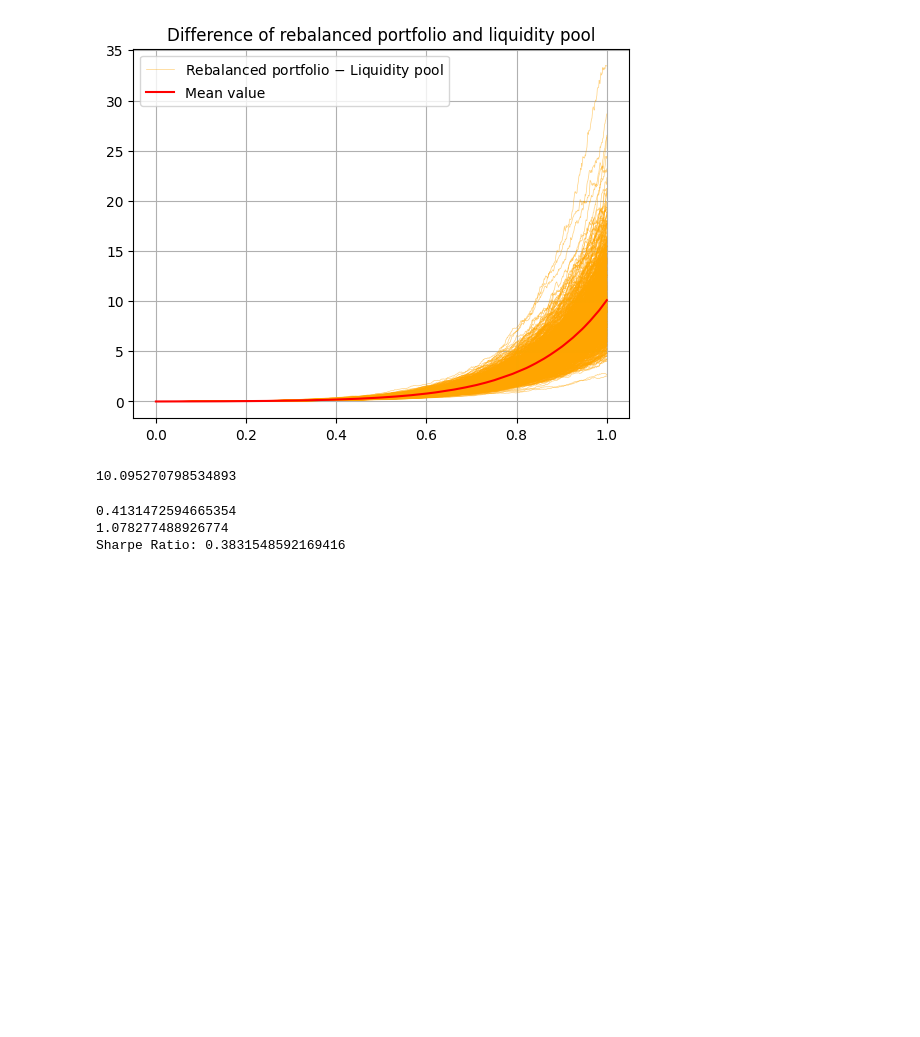
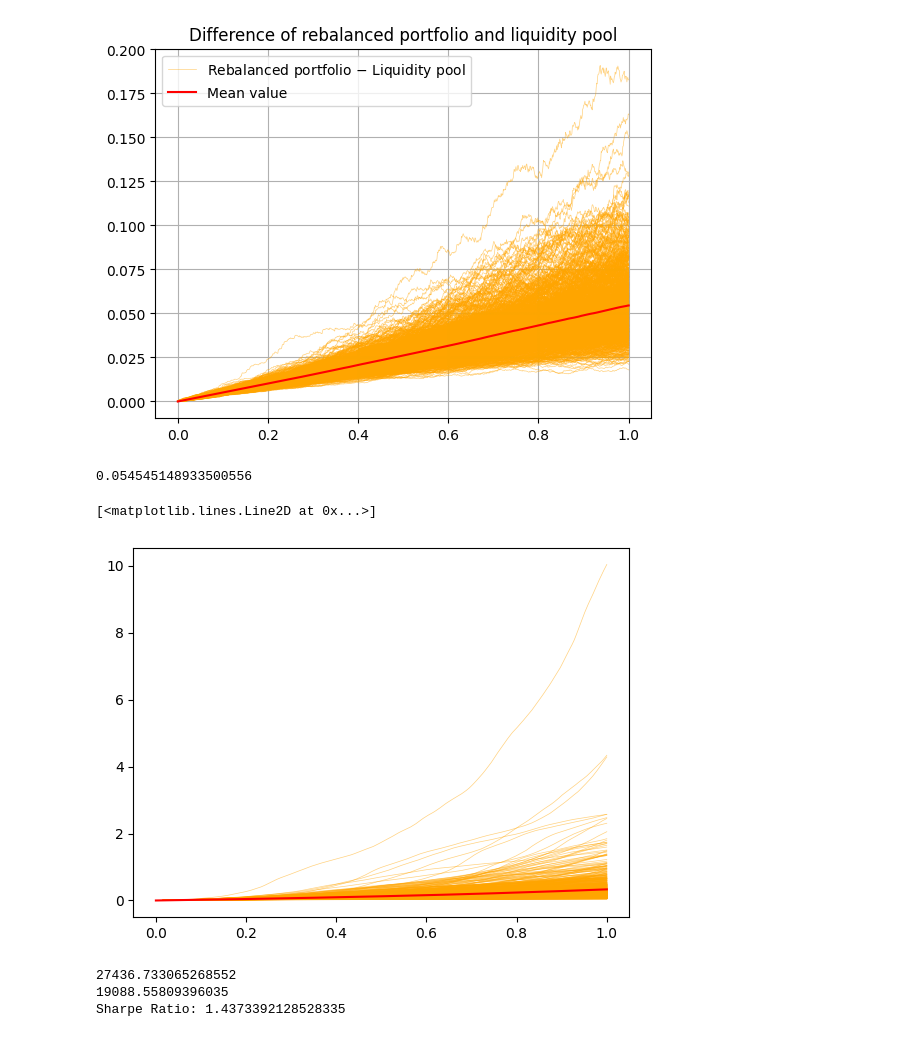
Before and after one commit to JensGBG/idea-mve745, a Jupyter notebook: simulation_workbench_3.ipynb, the cells around one changed output. Cells and saved outputs as stored; diff of their text form; code cells hidden in the pictures; blank space fills up the shorter version.

```diff
--- a/simulation_workbench_3.ipynb
+++ b/simulation_workbench_3.ipynb
@@ -6,7 +6,7 @@ dt = 0.001
 T = 1
 t_array = np.arange(0, T+dt, dt)
 
-mu = 10
+mu = 0.02
 sigma = 0.02
 S_0 = 100
 
@@ -26,6 +26,8 @@ w_0 = 1 - w_1
 N = 1000
 gbms = [simulate_gbm(mu=mu, sigma=sigma, dt=dt, T=T, S_0=S_0) for i in range(N)]
 gbm_matrix = np.vstack(gbms).T
+gbm_matrix = gbm_matrix / gbm_matrix[0]
+
 # Simulating buy and hold
 buy_n_hold_matrix = w_1*gbm_matrix + w_0*gbm_matrix[0]
 buy_n_hold_matrix = buy_n_hold_matrix / buy_n_hold_matrix[0]
@@ -71,20 +73,32 @@ plt.show()
 # %%
 diff_rebalance = rebalance_matrix - s_matrix
 for i in range(rebalance_matrix.shape[1]-1):
     diff_arr = diff_rebalance[:, i]
     plt.plot(t_array, diff_arr, alpha=alpha, linewidth=linewidth, color='orange')
 plt.plot(t_array, diff_rebalance[:, -1], alpha=alpha, linewidth=linewidth, color='orange', label='Rebalanced portfolio $-$ Liquidity pool')
 
 diff_rebalance_mean = np.mean(diff_rebalance, axis=1)
 plt.plot(t_array, diff_rebalance_mean, color='red', label='Mean value')
 plt.title("Difference of rebalanced portfolio and liquidity pool")
 plt.grid()
 plt.legend()
 plt.show()
 print((diff_rebalance_mean[-1] - diff_rebalance_mean[0]) / (t_array[-1] - t_array[0]))
+
+lvr_matrix = (sigma**2) * np.square(gbm_matrix) / 2
+lvr_matrix = np.cumsum(lvr_matrix, axis=0)
+for i in range(lvr_matrix.shape[1]-1):
+    lvr = lvr_matrix[:, i]
+    plt.plot(t_array, lvr, alpha=alpha, linewidth=linewidth, color='orange')
+plt.plot(t_array, lvr_matrix[:, -1], alpha=alpha, linewidth=linewidth, color='orange', label='LVR')
+
+lvr_mean = np.mean(lvr_matrix, axis=1)
+plt.plot(t_array, lvr_mean, color='red', label='Mean LVR')
 # %% [output]
-[figure, old version]
+[figure, new version]
-10.095270798534893
+0.054545148933500556
+[<matplotlib.lines.Line2D at 0x...>]
+[figure, added]
 # %%
 def numerical_sharpe(data):
     data_adjusted = (data / data[0])
@@ -99,6 +113,6 @@ print(s_mean_return)
 print(s_std)
 print(f"Sharpe Ratio: {s_mean_return/s_std}")
 # %% [output]
-0.4131472594665354
-1.078277488926774
-Sharpe Ratio: 0.3831548592169416
+27436.733065268552
+19088.55809396035
+Sharpe Ratio: 1.4373392128528335
```
Also changed, not shown: parts of 1 cell of this notebook.
